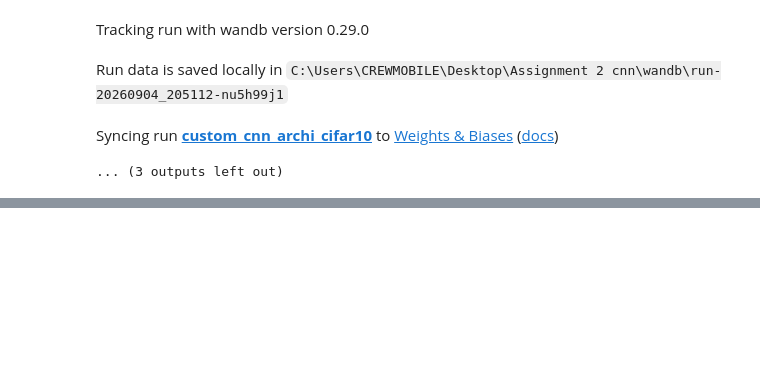
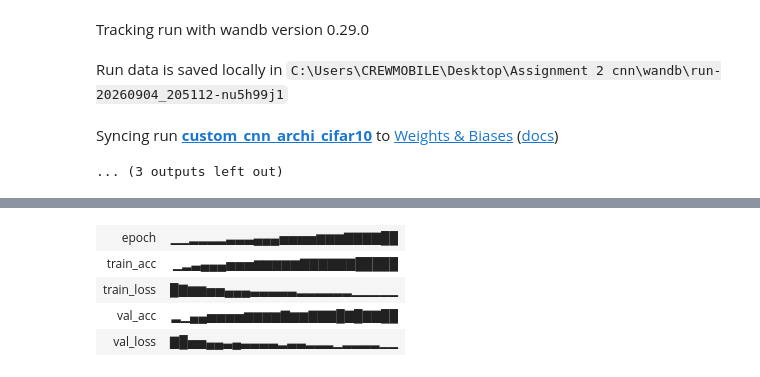
Before and after one commit to Shardz4/cnn_impl_-_archi_comp, a Jupyter notebook: Cifar10_custom_cnn.ipynb, the cells around one changed output, grey strips where cells are left out. Saved outputs shown, nothing was run; the diff lists cells and outputs as text; code cells hidden in the pictures; blank space fills up the shorter version.

Commit message:
docs: transfer Learning for ResNet-18

```diff
--- a/Cifar10_custom_cnn.ipynb
+++ b/Cifar10_custom_cnn.ipynb
@@ -357,3 +357,19 @@ Tracking run with wandb version 0.29.0
 Run data is saved locally in C:\Users\CREWMOBILE\Desktop\Assignment 2 cnn\wandb\run-20260904_205112-nu5h99j1
 Syncing run custom_cnn_archi_cifar10 to Weights & Biases (docs)
 ... (3 outputs left out)
+# %%
+# Transfer Learning(ResNet-18)
+# Loading pretrained model
+
+
+from torchvision.models import resnet18, ResNet18_Weights
+
+resnet_model = resnet18(weights=ResNet18_Weights.IMAGENET1K_V1)
+
+num_ftrs = resnet_model.fc.in_features
+resnet_model.fc = nn.Linear(num_ftrs, 10)
+
+resnet_model = resnet_model.to(device)
+
+resnet_params = sum(p.numel() for p in resnet_model.parameters() if p.requires_grad)
+print(f"ResNet-18 loaded. Trainable Params: {resnet_params:<}")
@@ -359,0 +378,70 @@ Syncing run custom_cnn_archi_cifar10 to Weights & Biases (docs)
+# %%
+RESNET_EPOCHS = 15
+RESNET_LR = 1e-4
+RESNET_WD = 1e-4
+
+criterion = nn.CrossEntropyLoss()
+optimizer_resnet = torch.optim.Adam(resnet_model.parameters(), lr=RESNET_LR, weight_decay=RESNET_WD)
+
+# wandb for resnet
+
+resnet_run = wandb.init(
+    project=WANDB_PROJECT,
+    name="resnet18_finetune_cifar10",
+    config={
+        "architecture": "ResNet-18-Pretrained",
+        "dataset": "CIFAR-10",
+        "epochs": RESNET_EPOCHS,
+        "batch_size": BS,
+        "learning_rate": RESNET_LR,
+        "weight_decay": RESNET_WD,
+        "optimizer": "Adam",
+        "trainable_parameters": resnet_params
+    },
+    reinit=True
+)
+best_renet_val_acc = 0.0
+renet_start_time = time.time()
+
+resnet_history = {
+    'train_loss': [], 'train_acc': [],
+    'val_loss': [], 'val_acc': []
+}
+
+print("Started finetuning")
+for epoch in range (1, RESNET_EPOCHS + 1):
+    epoch_start = time.time()
+
+    train_loss, train_acc = train_1_epoch(resnet_model, p_train_loader, criterion, optimizer_resnet, device)
+    val_loss, val_acc = evaluate(resnet_model, p_val_loader, criterion, device)
+
+    resnet_history['train_loss'].append(train_loss)
+    resnet_history['train_acc'].append(train_acc)
+    resnet_history['val_loss'].append(val_loss)
+    resnet_history['vak_acc'].append(val_acc)
+
+    wandb.log({
+    "epoch": epoch,
+    "train_loss": train_loss,
+    "train_acc": train_acc,
+    "val_loss": val_loss,
+    "val_acc": val_acc
+    }, step=epoch)
+
+    if val_Acc > best_resnet_val_Acc:
+        best_resnet_val_acc = val_Acc
+        os.makedirs("./checkpoints", exist_ok=True)
+        torch.save(resnet_model.state_dict(), "./checkpoints/resnet18_finetune_best.pth")
+        saved_tag = "[Best Checkpoint Saved]"
+    else:
+        saved_tag = ""
+    duration = time.time - epoch_start
+    print(f"Epoch [{epoch:02d}/{RESNET_EPOCHS:02d}] ({duration:.1f}s) | "
+          f"Train Loss: {train_loss:.4f} | Train Acc: {train_acc:.2f}% | "
+          f"Val Loss: {val_loss:.4f} | Val Acc: {val_acc:.2f}% {saved_tag}")
+
+resnet_total_time = time.time() - resnet_start_time
+print(f"\nResNet-18 Training Complete in {resnet_total_time/60:.2f} mins. Best Validation Accuracy: {best_resnet_val_acc:.2f}%")
+
+resnet_run.finish()
+# %% [output]
@@ -359,0 +451,5 @@ Syncing run custom_cnn_archi_cifar10 to Weights & Biases (docs)
+| epoch | ▁▁▂▂▂▂▃▃▃▄▄▄▅▅▅▅▆▆▆▇▇▇▇██ |
+| train_acc | ▁▂▃▄▄▄▅▅▅▆▆▆▆▆▇▇▇▇▇▇█████ |
+| train_loss | █▇▆▆▅▅▄▄▄▃▃▃▃▃▂▂▂▂▂▂▁▁▁▁▁ |
+| val_acc | ▂▁▄▄▅▅▅▅▆▆▆▆▇▆▆▇▇▇█▇█▇▇██ |
+| val_loss | ▇█▅▅▄▄▃▄▃▃▃▃▂▃▃▂▂▂▁▂▂▂▂▁▁ |
```
Also changed, not shown: parts of 2 cells of this notebook.
